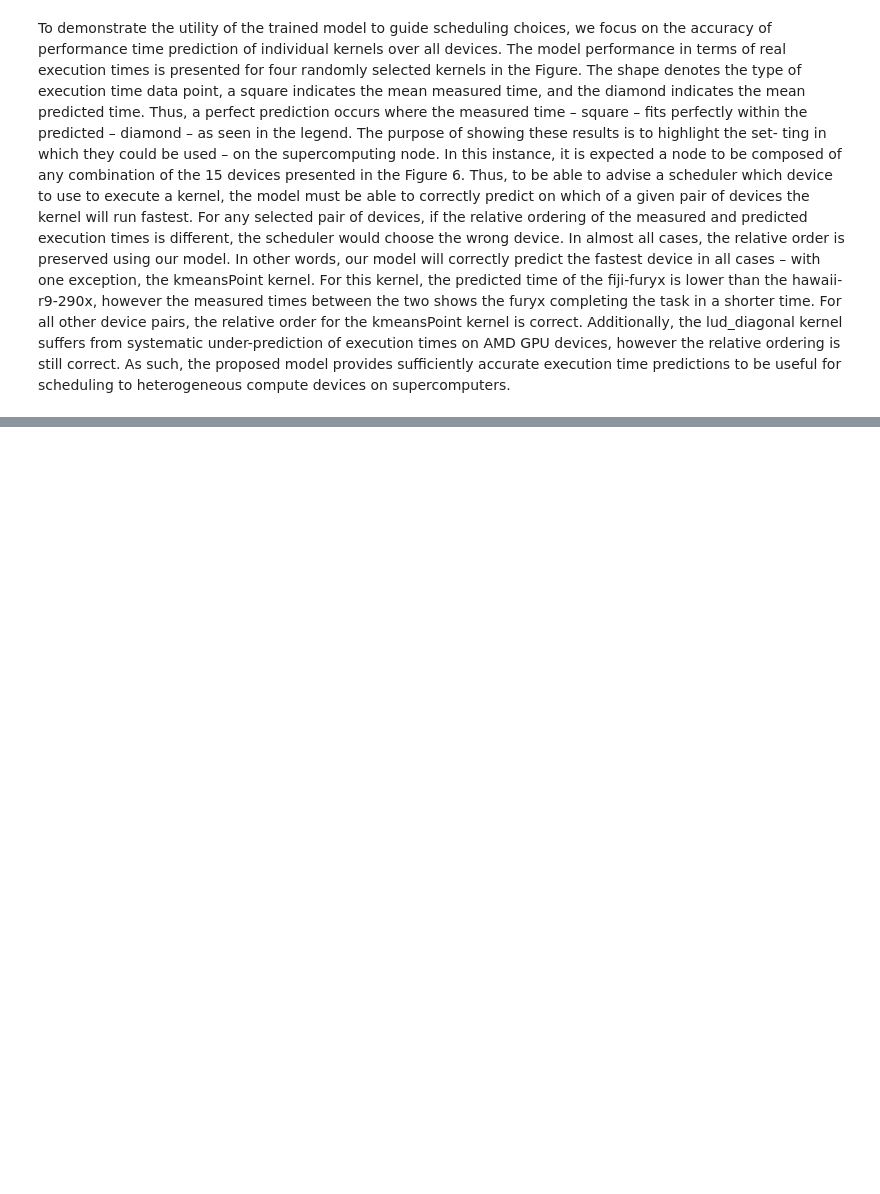
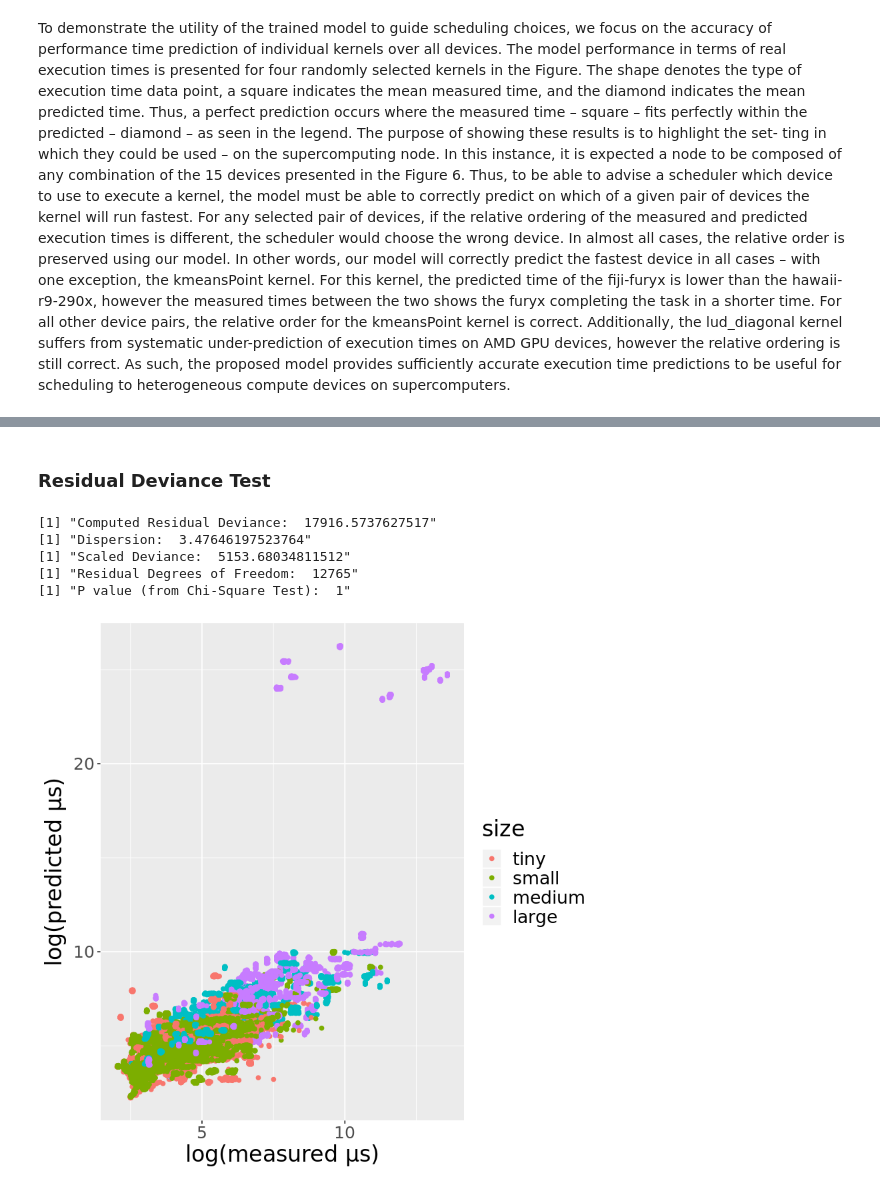
Before and after one commit to BeauJoh/opencl-predictions-with-aiwc, a Jupyter notebook: OpenCL Performance Prediction using Architecture-Independent Features.ipynb, the cells around one changed output, grey strips where cells are left out. Saved outputs shown, nothing was run; the diff lists cells and outputs as text; code cells hidden in the pictures; blank space fills up the shorter version.

Commit message:
added glm results to show baseline prediction performance

```diff
--- a/OpenCL Performance Prediction using Architecture-Independent Features.ipynb
+++ b/OpenCL Performance Prediction using Architecture-Independent Features.ipynb
@@ -423,0 +459,36 @@ The purpose of showing these results is to highlight the set- ting in which they
+# %% [markdown]
+### Residual Deviance Test
+# %%
+glm.aiwc <- glm(kernel_time ~ . ,data=subset(train_dat,select=-c(invocation)),family=Gamma(link = "log"),control = list(maxit = 100))
+estimates <- predict(glm.aiwc,newdata = test_dat)
+glm.pred <- predict(glm.aiwc,newdata = test_dat)
+
+R = resid(glm.aiwc)
+computed_residual_deviance = sum(R^2)
+print(paste("Computed Residual Deviance: ",computed_residual_deviance))
+dispersion = summary(glm.aiwc)$dispersion
+print(paste("Dispersion: ",dispersion))
+scaled_deviance = computed_residual_deviance/dispersion
+print(paste("Scaled Deviance: ",scaled_deviance))
+residual_dof = summary(glm.aiwc)$df.residual
+print(paste("Residual Degrees of Freedom: ",residual_dof))
+pval = 1-pchisq(scaled_deviance,residual_dof)
+print(paste("P value (from Chi-Square Test): ",pval))
+# %% [output]
+[1] "Computed Residual Deviance:  17916.5737627517"
+[1] "Dispersion:  3.47646197523764"
+[1] "Scaled Deviance:  5153.68034811512"
+[1] "Residual Degrees of Freedom:  12765"
+[1] "P value (from Chi-Square Test):  1"
+# %%
+#plot the error
+z <- data.frame(predicted=exp(estimates),
+                actual=test_dat$kernel_time,
+                device=test_dat$device,
+                size=test_dat$size,
+                kernel=test_dat$kernel)
+
+#plot the difference in log(times)
+ggplot(data=z,aes(x=log(actual),y=log(predicted),colour=size)) + geom_point() + labs(x=TeX("log(measured $\\mu$s)"),y=TeX("log(predicted $\\mu$s)"))+ theme(text = element_text(size=20),axis.text.x = element_text(size=15),axis.text.y = element_text(size=15))
+# %% [output]
+[figure, added]
```
Also changed, not shown: parts of 19 cells of this notebook, 1 other file.
